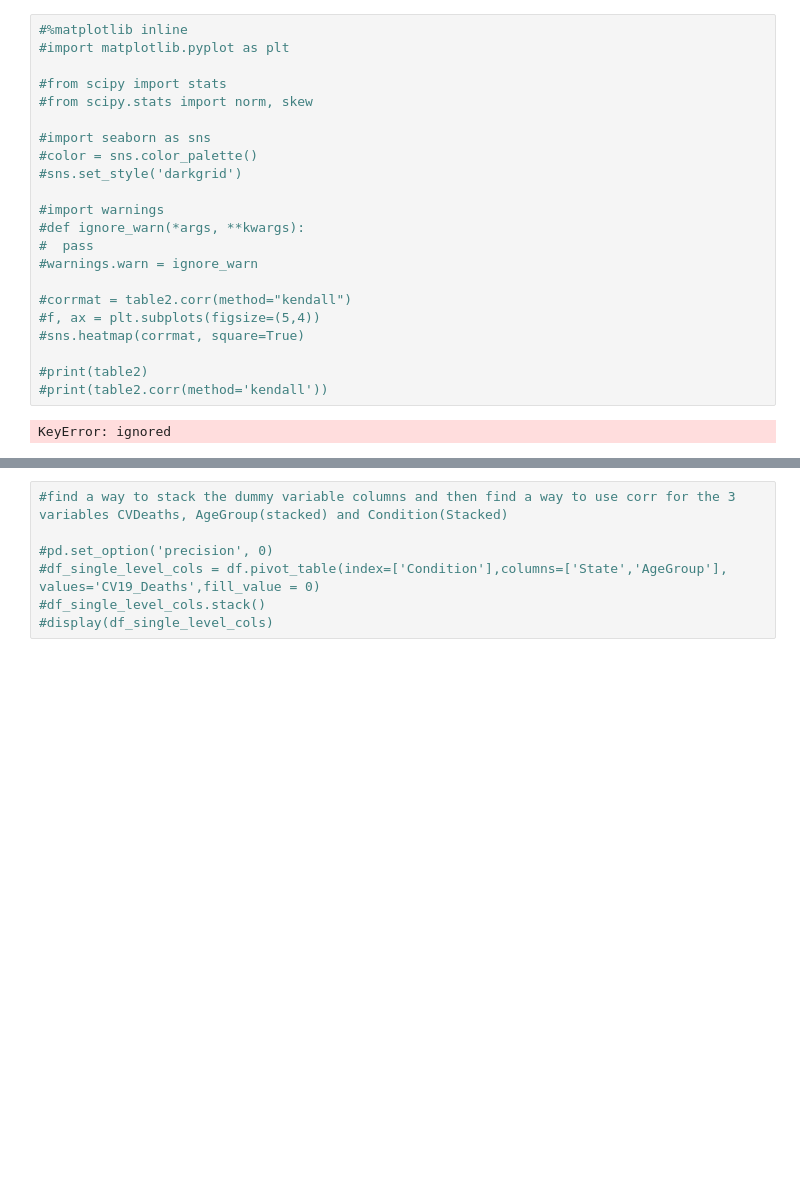
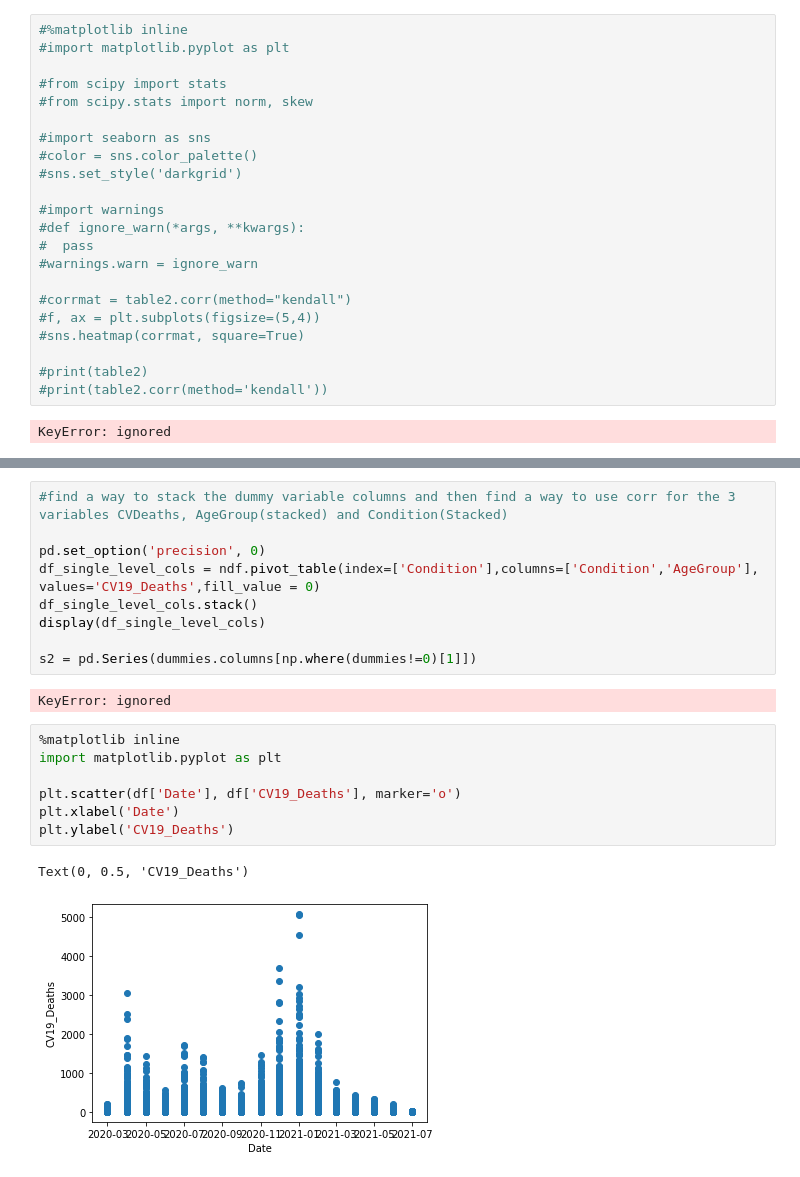
Before and after one commit to JScottLopez/github-ds, a Jupyter notebook: TIM_6500_JSLopez.ipynb, the cells around one changed output, grey strips where cells are left out. Saved outputs shown, nothing was run; the diff lists cells and outputs as text; blank space fills up the shorter version.

```diff
--- a/TIM_6500_JSLopez.ipynb
+++ b/TIM_6500_JSLopez.ipynb
@@ -195,10 +216,24 @@ display(ndf)
 # %%
 #find a way to stack the dummy variable columns and then find a way to use corr for the 3 variables CVDeaths, AgeGroup(stacked) and Condition(Stacked)
 
-#pd.set_option('precision', 0)
-#df_single_level_cols = df.pivot_table(index=['Condition'],columns=['State','AgeGroup'], values='CV19_Deaths',fill_value = 0)
-#df_single_level_cols.stack()
-#display(df_single_level_cols)
+pd.set_option('precision', 0)
+df_single_level_cols = ndf.pivot_table(index=['Condition'],columns=['Condition','AgeGroup'], values='CV19_Deaths',fill_value = 0)
+df_single_level_cols.stack()
+display(df_single_level_cols)
+
+s2 = pd.Series(dummies.columns[np.where(dummies!=0)[1]])
+# %% [output]
+KeyError: ignored
+# %%
+%matplotlib inline
+import matplotlib.pyplot as plt
+
+plt.scatter(df['Date'], df['CV19_Deaths'], marker='o')
+plt.xlabel('Date')
+plt.ylabel('CV19_Deaths')
+# %% [output]
+Text(0, 0.5, 'CV19_Deaths')
+[figure, added]
 # %%
 #searches for correlation in numerical columns of dataframe
 #corr = ndf.corr()
```
Also changed, not shown: parts of 8 cells of this notebook.
